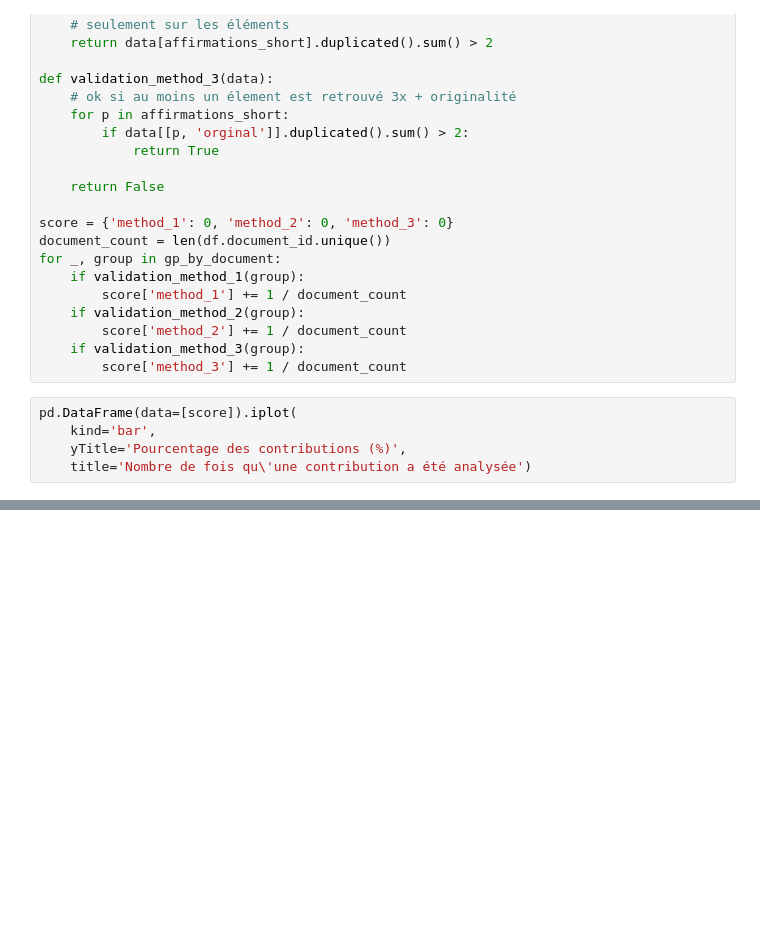
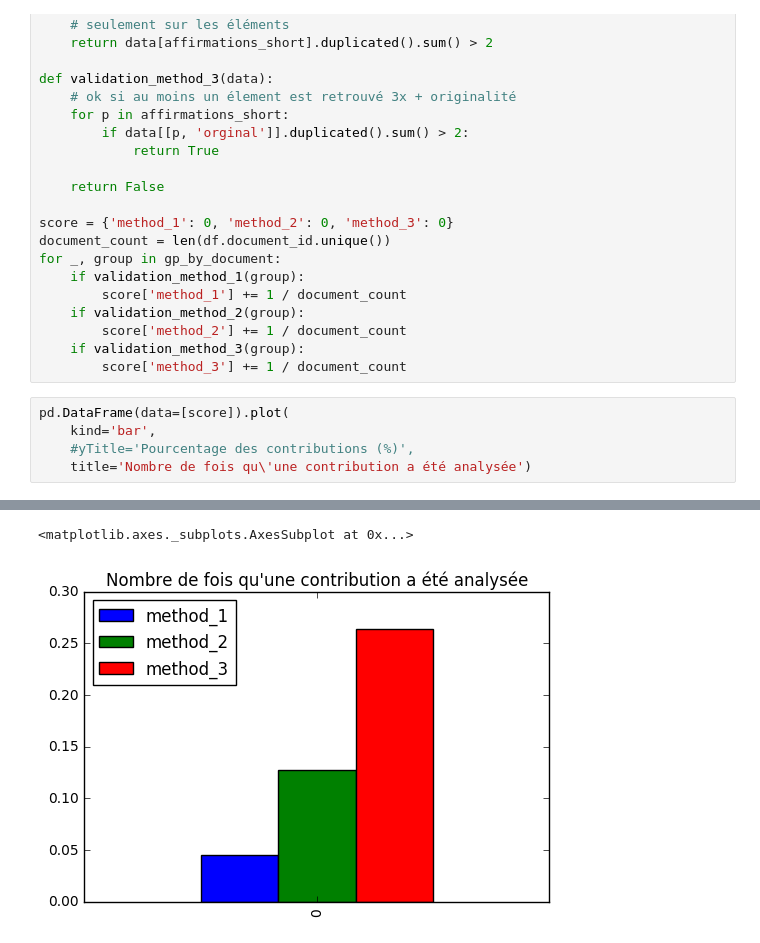
Before and after one commit to regardscitoyens/consultation_an, a Jupyter notebook: exploitation/analyse.ipynb, the cells around one changed output, grey strips where cells are left out. Saved outputs shown, nothing was run; the diff lists cells and outputs as text; blank space fills up the shorter version.

```diff
--- a/exploitation/analyse.ipynb
+++ b/exploitation/analyse.ipynb
@@ -139,8 +139,8 @@ for _, group in gp_by_document:
     if validation_method_3(group):
         score['method_3'] += 1 / document_count
 # %%
-pd.DataFrame(data=[score]).iplot(
+pd.DataFrame(data=[score]).plot(
     kind='bar',
-    yTitle='Pourcentage des contributions (%)',
+    #yTitle='Pourcentage des contributions (%)',
     title='Nombre de fois qu\'une contribution a été analysée')
 # %% [output]
@@ -147,0 +147,2 @@ pd.DataFrame(data=[score]).iplot(
+<matplotlib.axes._subplots.AxesSubplot at 0x...>
+[figure, added]
```
Also changed, not shown: parts of 5 cells of this notebook.
